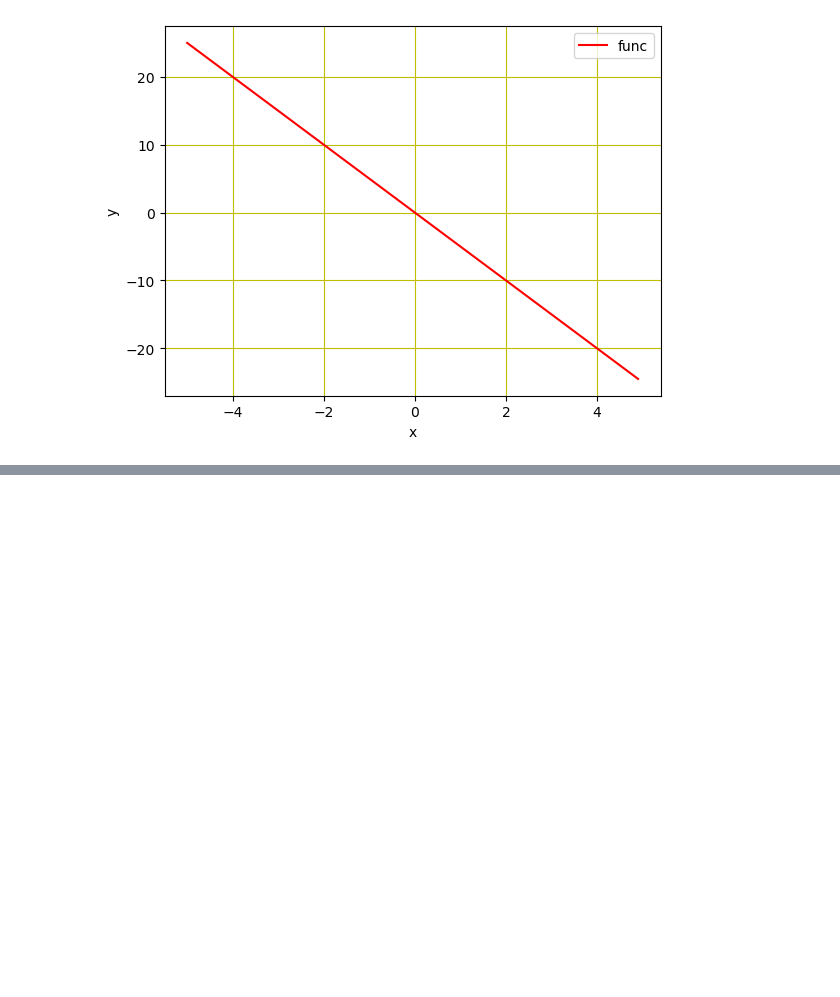
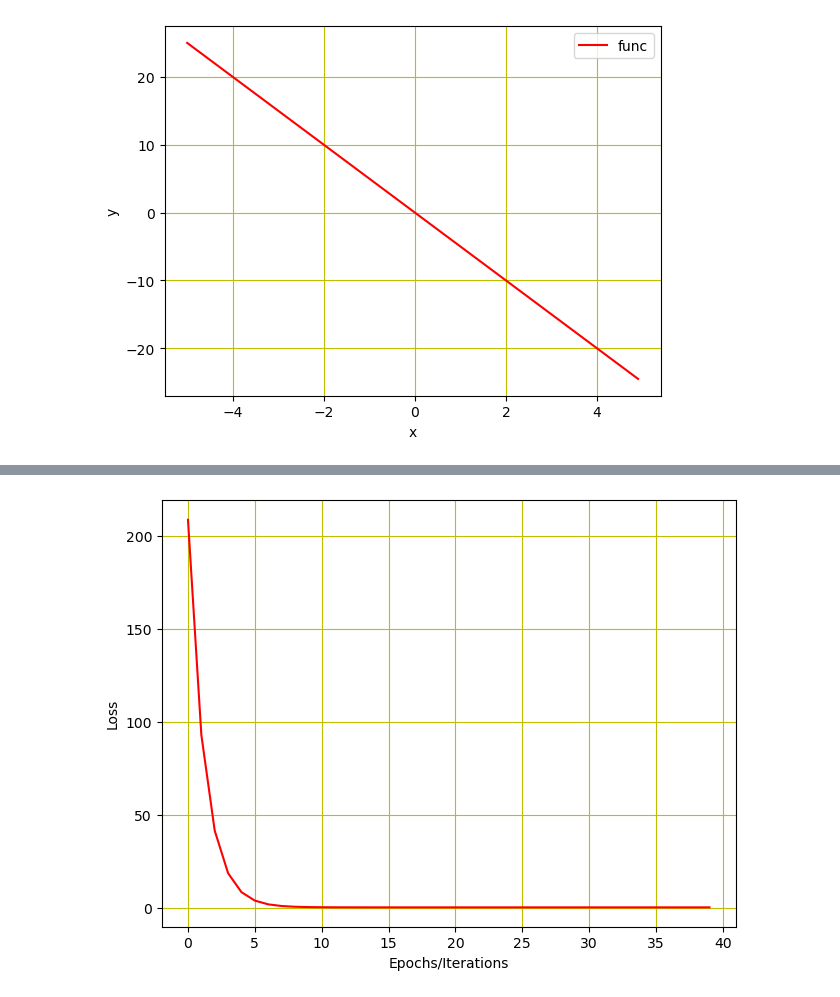
Before and after one commit to DahalAb1/ML-Research, a Jupyter notebook: linear_regression.ipynb, the cells around one changed output, grey strips where cells are left out. Cells and saved outputs as stored; diff of their text form; code cells hidden in the pictures; blank space fills up the shorter version.

Commit message:
single-parameter linear regression with manual gradient descent

```diff
--- a/linear_regression.ipynb
+++ b/linear_regression.ipynb
@@ -28,0 +48,7 @@ plt.show()
+# %%
+# With all these preparations, we are ready for model training. First, the parameter 𝑤 need to be initialized randomly, for example, to the value −10.
+w = torch.tensor(-10.0, requires_grad=True)
+
+# defining the function for forward pass for prediction
+def forward(x):
+    return w * x
@@ -28,0 +63,6 @@ plt.show()
+# %%
+# Next, we’ll define the learning rate or the step size, an empty list to store the loss after each iteration, and the number of iterations we want our model to train for. While the step size is set at 0.1, we train the model for 20 iterations per epochs.
+
+step_size = 0.1
+loss_list = []
+iter = 20
@@ -28,0 +131,10 @@ plt.show()
+# %%
+# Plotting the loss after each iteration, loss is stored in loss_list we simply use that
+plt.plot(loss_list, 'r')
+plt.tight_layout()
+plt.grid('True', color='y')
+plt.xlabel("Epochs/Iterations")
+plt.ylabel("Loss")
+plt.show()
+# %% [output]
+[figure, added]
```
Also changed, not shown: parts of 4 cells of this notebook, 1 other file.
